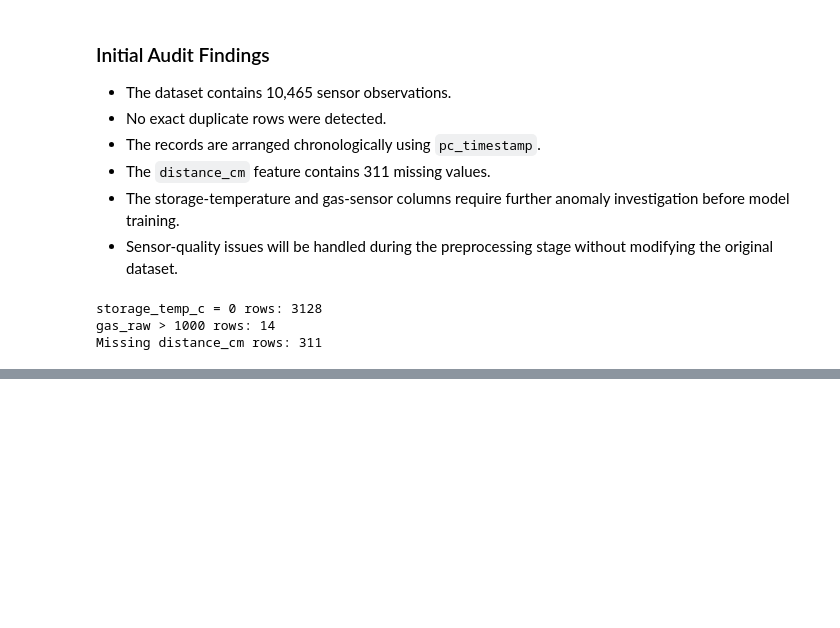
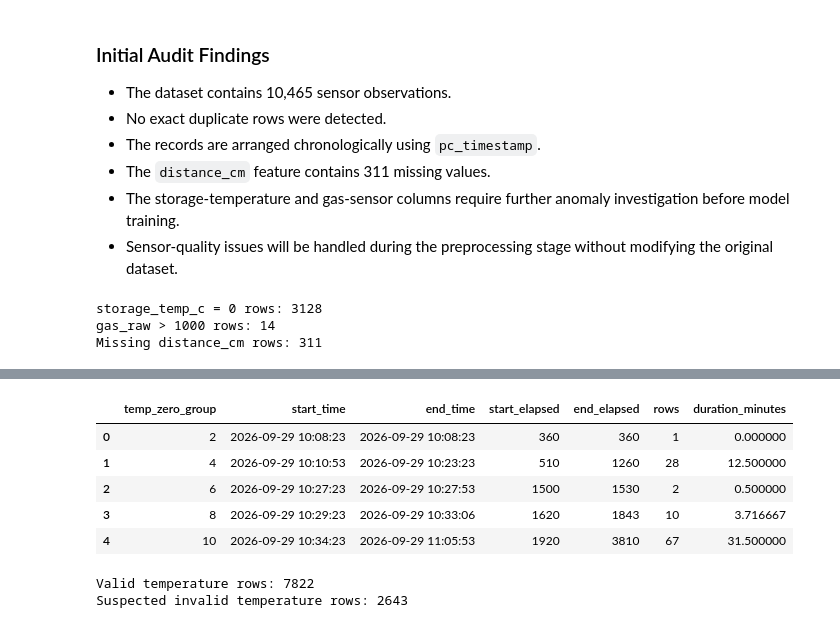
Before and after one commit to Bhagya-Navodyani/Intelligent_Fish_Storage-ML, a Jupyter notebook: notebook/Fish_Storage_ML_Pipeline.ipynb, the cells around one changed output, grey strips where cells are left out. Drawn from its saved outputs; the diff is of its cells as text; code cells hidden in the pictures; blank space fills up the shorter version.

```diff
--- a/notebook/Fish_Storage_ML_Pipeline.ipynb
+++ b/notebook/Fish_Storage_ML_Pipeline.ipynb
@@ -125,0 +252,73 @@ Missing distance_cm rows: 311
+# %%
+# Re-create zero-temperature groups correctly
+
+# 1. Mark rows where storage temperature is exactly zero
+df["temp_is_zero"] = (df["storage_temp_c"] == 0).astype(int)
+
+# 2. Create continuous segment IDs
+df["temp_zero_group"] = (
+    df["temp_is_zero"]
+    .ne(df["temp_is_zero"].shift())
+    .cumsum()
+)
+
+# 3. Create zero-segment summary
+# IMPORTANT: reset_index() keeps temp_zero_group as a column
+zero_segments = (
+    df[df["temp_is_zero"] == 1]
+    .groupby("temp_zero_group")
+    .agg(
+        start_time=("pc_timestamp", "first"),
+        end_time=("pc_timestamp", "last"),
+        start_elapsed=("elapsed_sec", "first"),
+        end_elapsed=("elapsed_sec", "last"),
+        rows=("storage_temp_c", "size")
+    )
+    .reset_index()
+)
+
+# 4. Calculate segment duration
+zero_segments["duration_minutes"] = (
+    zero_segments["end_elapsed"] -
+    zero_segments["start_elapsed"]
+) / 60
+
+display(zero_segments.head())
+# %% [output]
+|  | temp_zero_group | start_time | end_time | start_elapsed | end_elapsed | rows | duration_minutes |
+| 0 | 2 | 2026-09-29 10:08:23 | 2026-09-29 10:08:23 | 360 | 360 | 1 | 0.000000 |
+| 1 | 4 | 2026-09-29 10:10:53 | 2026-09-29 10:23:23 | 510 | 1260 | 28 | 12.500000 |
+| 2 | 6 | 2026-09-29 10:27:23 | 2026-09-29 10:27:53 | 1500 | 1530 | 2 | 0.500000 |
+| 3 | 8 | 2026-09-29 10:29:23 | 2026-09-29 10:33:06 | 1620 | 1843 | 10 | 3.716667 |
+| 4 | 10 | 2026-09-29 10:34:23 | 2026-09-29 11:05:53 | 1920 | 3810 | 67 | 31.500000 |
+# %%
+# Preserve the original storage temperature
+df["storage_temp_original_c"] = df["storage_temp_c"].copy()
+
+# Create a quality flag
+df["storage_temp_valid"] = 1
+
+# Identify long zero flat-line segments (>= 5 minutes)
+long_zero_groups = zero_segments.loc[
+    zero_segments["duration_minutes"] >= 5,
+    "temp_zero_group"
+]
+
+# Mark these periods as suspected invalid
+df.loc[
+    df["temp_zero_group"].isin(long_zero_groups),
+    "storage_temp_valid"
+] = 0
+
+print(
+    "Valid temperature rows:",
+    (df["storage_temp_valid"] == 1).sum()
+)
+
+print(
+    "Suspected invalid temperature rows:",
+    (df["storage_temp_valid"] == 0).sum()
+)
+# %% [output]
+Valid temperature rows: 7822
+Suspected invalid temperature rows: 2643
```
Also changed, not shown: parts of 9 cells of this notebook.
